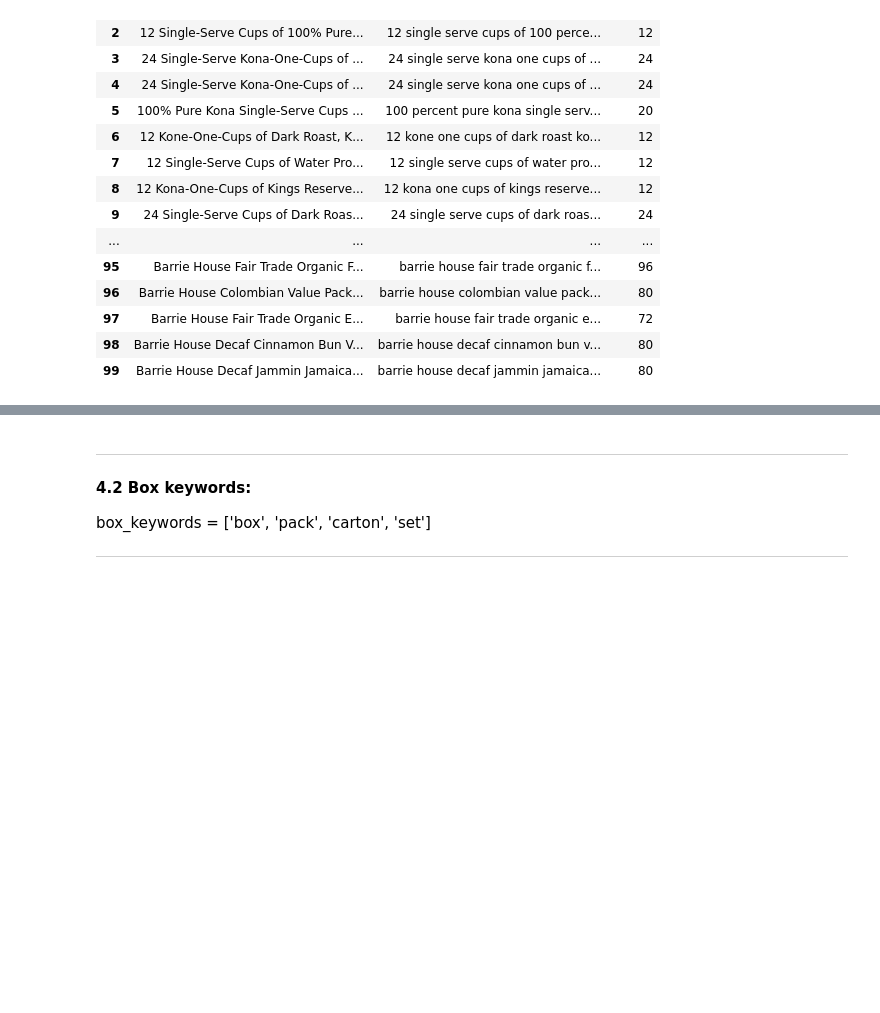
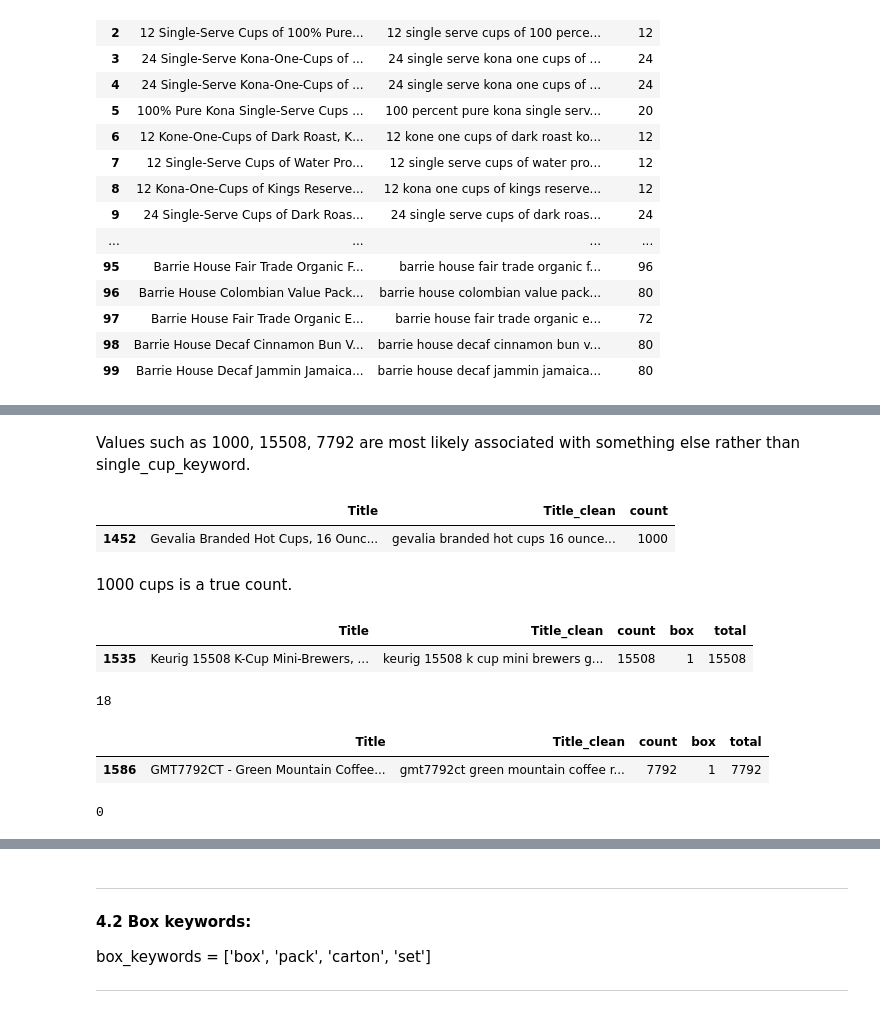
Before and after one commit to rusalka013/assessment_coffee, a Jupyter notebook: notebook.ipynb, the cells around one changed output, grey strips where cells are left out. Cells and saved outputs as stored; diff of their text form; code cells hidden in the pictures; blank space fills up the shorter version.

```diff
--- a/notebook.ipynb
+++ b/notebook.ipynb
@@ -449,0 +442,38 @@ df_title_unique.loc[df_title_unique['count'] > 200]
+# %% [markdown]
+Values such as 1000, 15508,  7792 are most likely associated with something else rather than single_cup_keyword.
+# %%
+# Let's take a look at each entry with this value
+df_title_unique.loc[df_title_unique['count'] == 1000]
+# %% [output]
+|  | Title | Title_clean | count |
+| 1452 | Gevalia Branded Hot Cups, 16 Ounc... | gevalia branded hot cups 16 ounce... | 1000 |
+# %% [markdown]
+1000 cups is a true count.
+# %%
+# Let's take a look at each entry with this value
+df_title_unique.loc[df_title_unique['count'] == 15508]
+# %% [output]
+|  | Title | Title_clean | count | box | total |
+| 1535 | Keurig 15508 K-Cup Mini-Brewers, ... | keurig 15508 k cup mini brewers g... | 15508 | 1 | 15508 |
+# %%
+# Number 15508 is referring here to Keurig coffeemaker serial number.
+# Let's assign correct '18' cups value instead.
+
+df_title_unique.loc[1535, 'count'] = 18
+df_title_unique.loc[1535, 'count']
+# %% [output]
+18
+# %%
+# Let's take a look at each entry with this value
+df_title_unique.loc[df_title_unique['count'] == 7792]
+# %% [output]
+|  | Title | Title_clean | count | box | total |
+| 1586 | GMT7792CT - Green Mountain Coffee... | gmt7792ct green mountain coffee r... | 7792 | 1 | 7792 |
+# %%
+# 7792 is a part of an item # and not the count.
+# Let's change it to 0 value since there is no indication of the number of cups
+
+df_title_unique.loc[1586, 'count'] = 0
+df_title_unique.loc[1586, 'count']
+# %% [output]
+0
```
Also changed, not shown: parts of 27 cells of this notebook, 1 other file.
